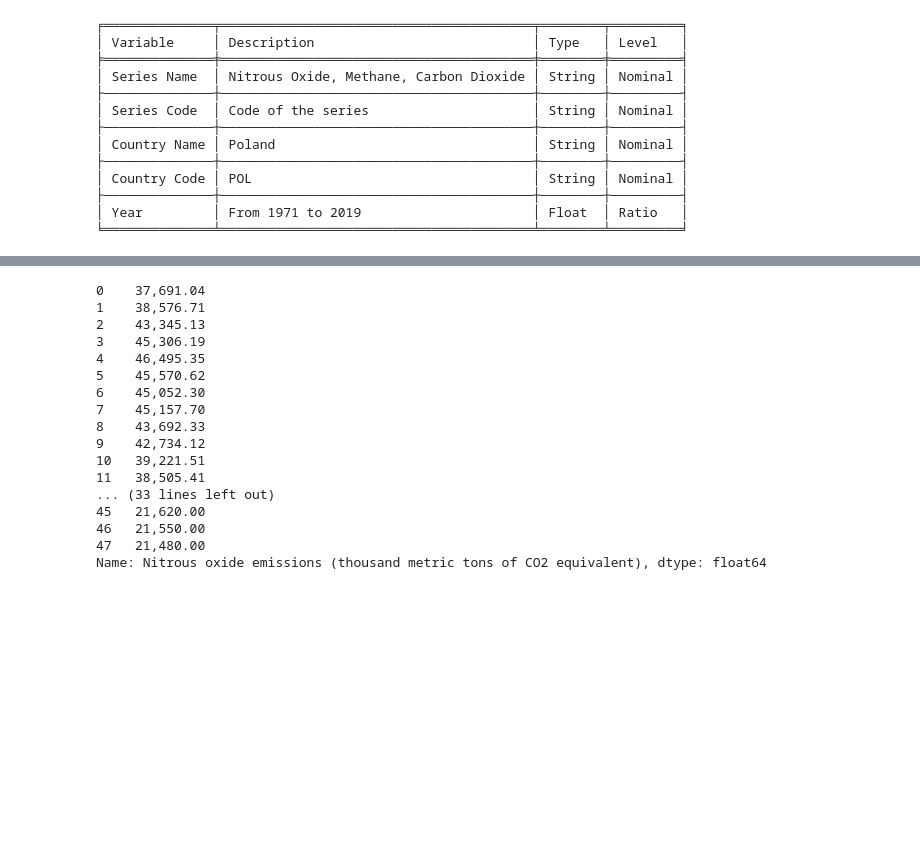
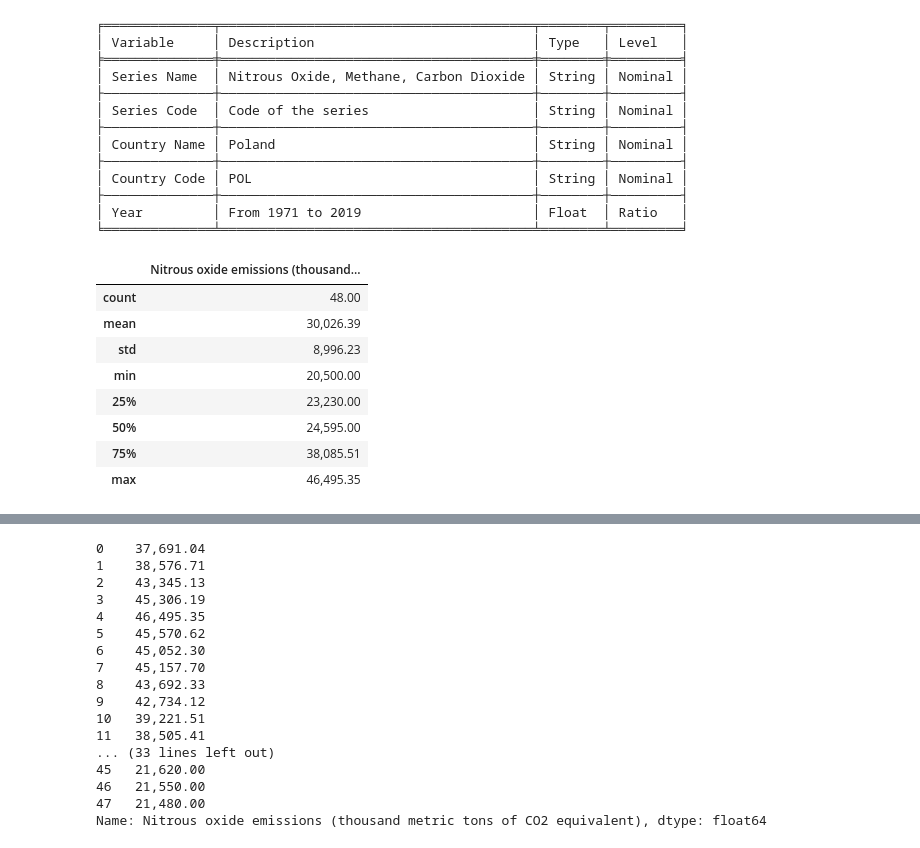
Before and after one commit to Alejandro-github-mx/statistics-projects, a Jupyter notebook: 2022-02-28-statistics-homework-FoodCC-Poland.ipynb, the cells around one changed output, grey strips where cells are left out. Drawn from its saved outputs; the diff is of its cells as text; code cells hidden in the pictures; blank space fills up the shorter version.

```diff
--- a/2022-02-28-statistics-homework-FoodCC-Poland.ipynb
+++ b/2022-02-28-statistics-homework-FoodCC-Poland.ipynb
@@ -440,0 +454,12 @@ print(tabulate(vars_ghg_charact, headers="firstrow", tablefmt="fancy_grid"))
+# %%
+data_nitrox.describe()
+# %% [output]
+|  | Nitrous oxide emissions (thousand... |
+| count | 48.00 |
+| mean | 30,026.39 |
+| std | 8,996.23 |
+| min | 20,500.00 |
+| 25% | 23,230.00 |
+| 50% | 24,595.00 |
+| 75% | 38,085.51 |
+| max | 46,495.35 |
```
Also changed, not shown: parts of 9 cells of this notebook, 1 other file.
